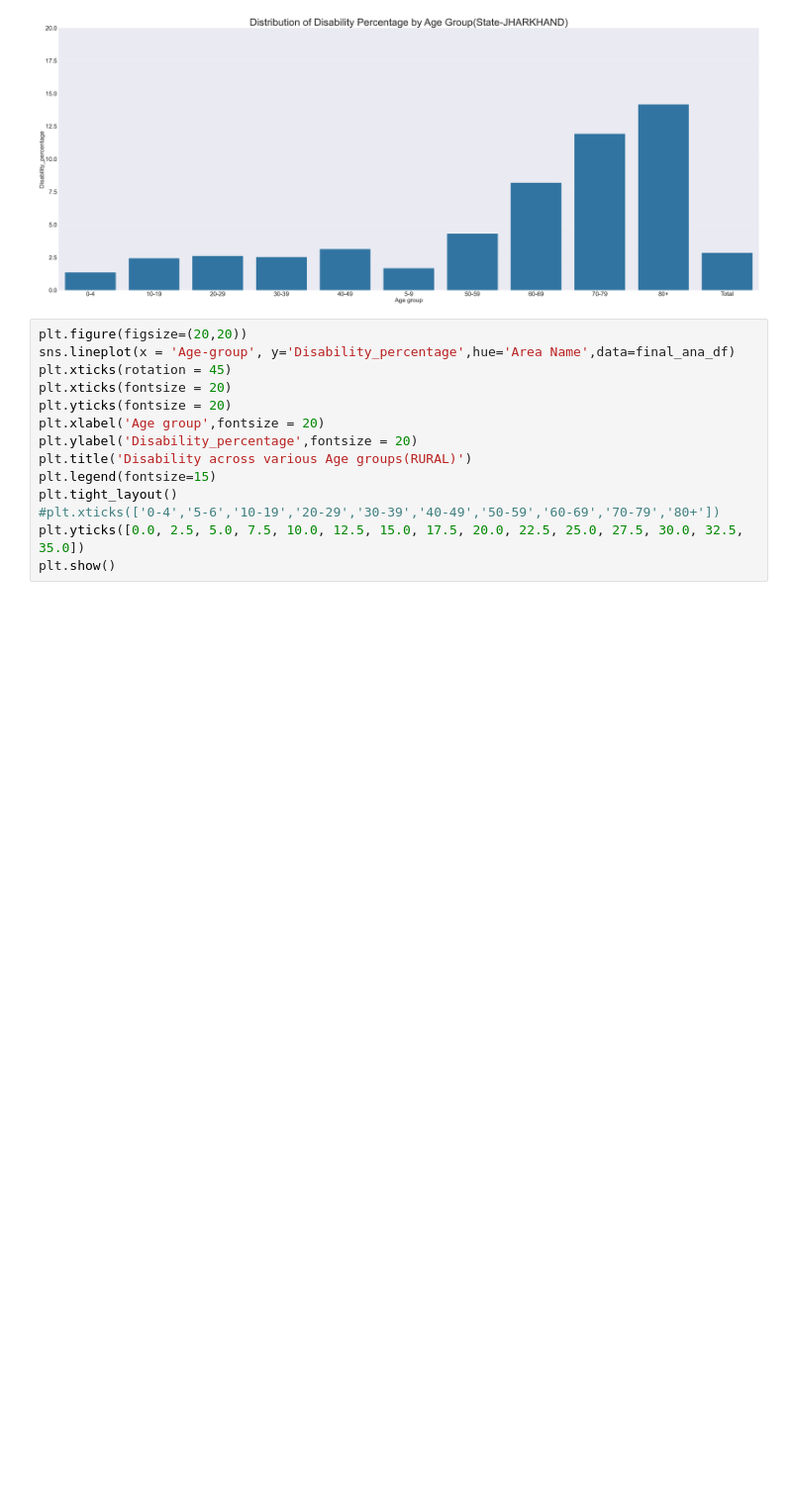
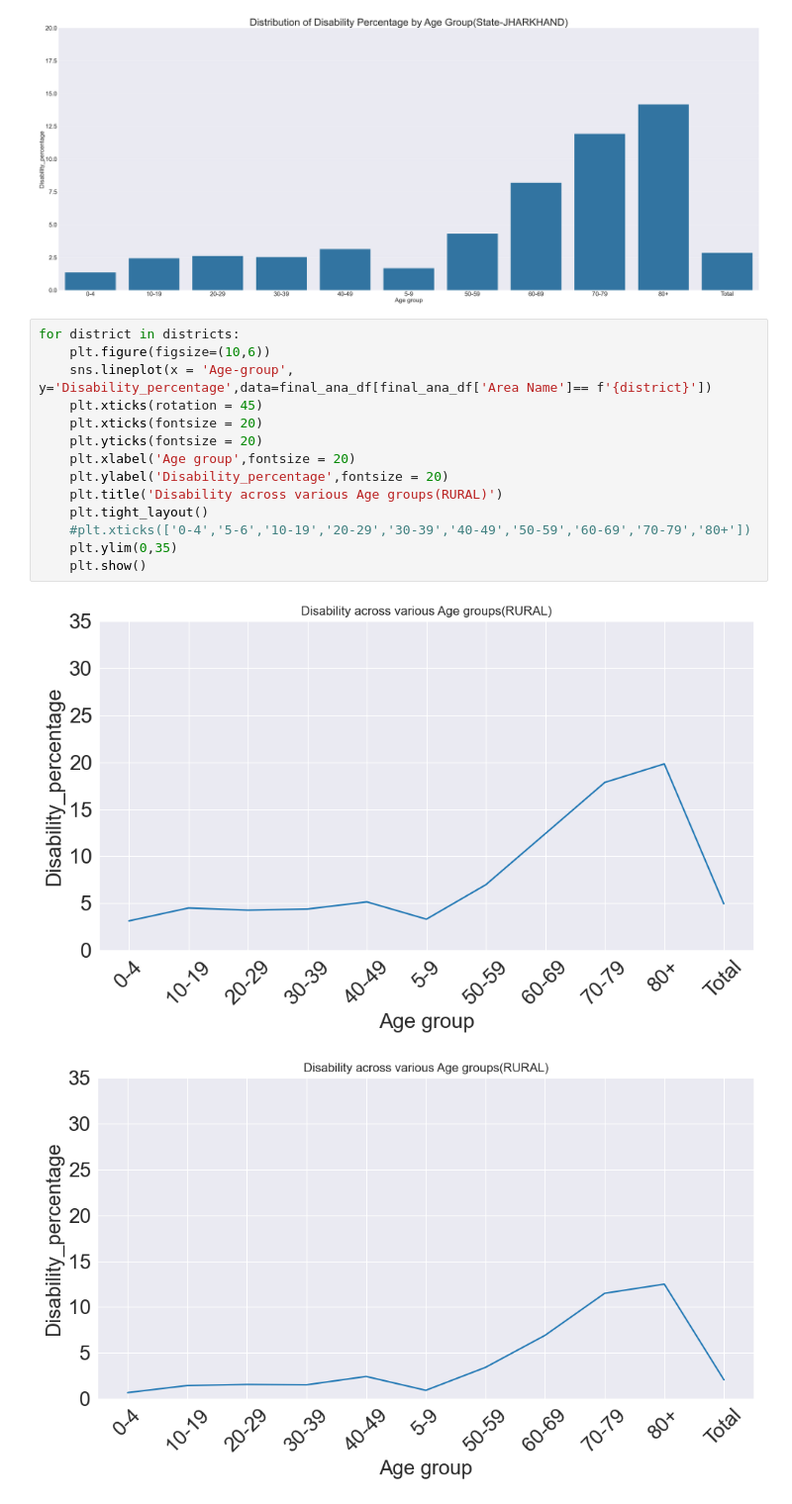
Before and after one commit to abhi-ram-M/jharkand-nuclear-radiation, a Jupyter notebook: main__.ipynb, the cells around one changed output. Shown at 99% size. Cells and saved outputs as stored; diff of their text form; blank space fills up the shorter version.

```diff
--- a/main__.ipynb
+++ b/main__.ipynb
@@ -840,16 +840,19 @@ for district in districts:
 [figure]
 [figure]
 # %%
-plt.figure(figsize=(20,20))
-sns.lineplot(x = 'Age-group', y='Disability_percentage',hue='Area Name',data=final_ana_df)
-plt.xticks(rotation = 45)
-plt.xticks(fontsize = 20)
-plt.yticks(fontsize = 20)
-plt.xlabel('Age group',fontsize = 20)
-plt.ylabel('Disability_percentage',fontsize = 20)
-plt.title('Disability across various Age groups(RURAL)')
-plt.legend(fontsize=15)
-plt.tight_layout()
-#plt.xticks(['0-4','5-6','10-19','20-29','30-39','40-49','50-59','60-69','70-79','80+'])
-plt.yticks([0.0, 2.5, 5.0, 7.5, 10.0, 12.5, 15.0, 17.5, 20.0, 22.5, 25.0, 27.5, 30.0, 32.5, 35.0])
-plt.show()
+for district in districts:
+    plt.figure(figsize=(10,6))
+    sns.lineplot(x = 'Age-group', y='Disability_percentage',data=final_ana_df[final_ana_df['Area Name']== f'{district}'])
+    plt.xticks(rotation = 45)
+    plt.xticks(fontsize = 20)
+    plt.yticks(fontsize = 20)
+    plt.xlabel('Age group',fontsize = 20)
+    plt.ylabel('Disability_percentage',fontsize = 20)
+    plt.title('Disability across various Age groups(RURAL)')
+    plt.tight_layout()
+    #plt.xticks(['0-4','5-6','10-19','20-29','30-39','40-49','50-59','60-69','70-79','80+'])
+    plt.ylim(0,35)
+    plt.show()
+# %% [output]
+[figure, added]
+[figure, added]
```
Also changed, not shown: parts of 1 cell of this notebook.
